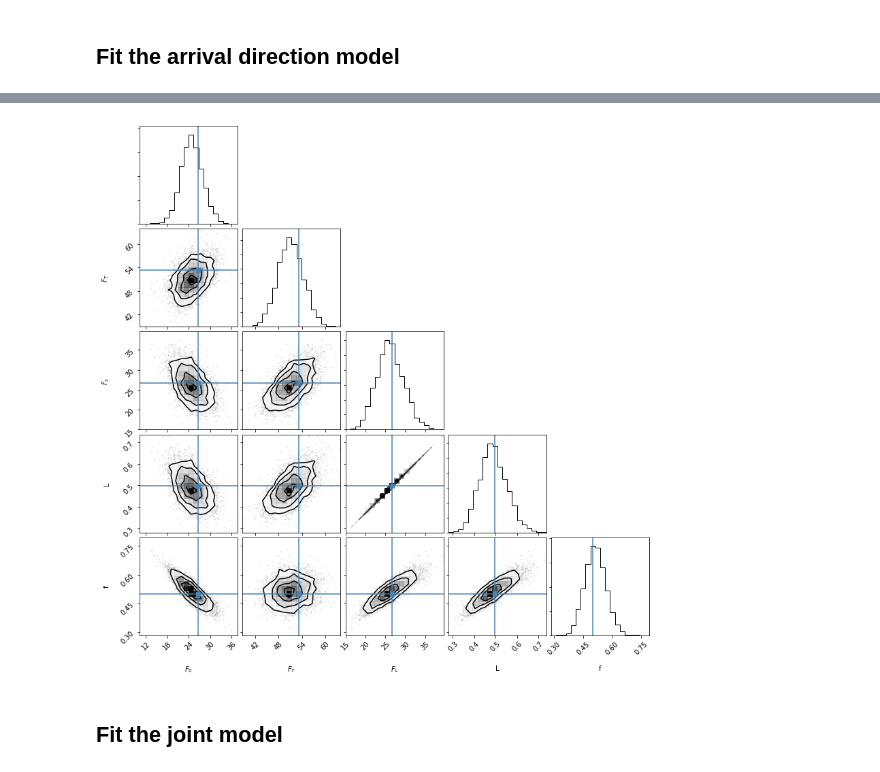
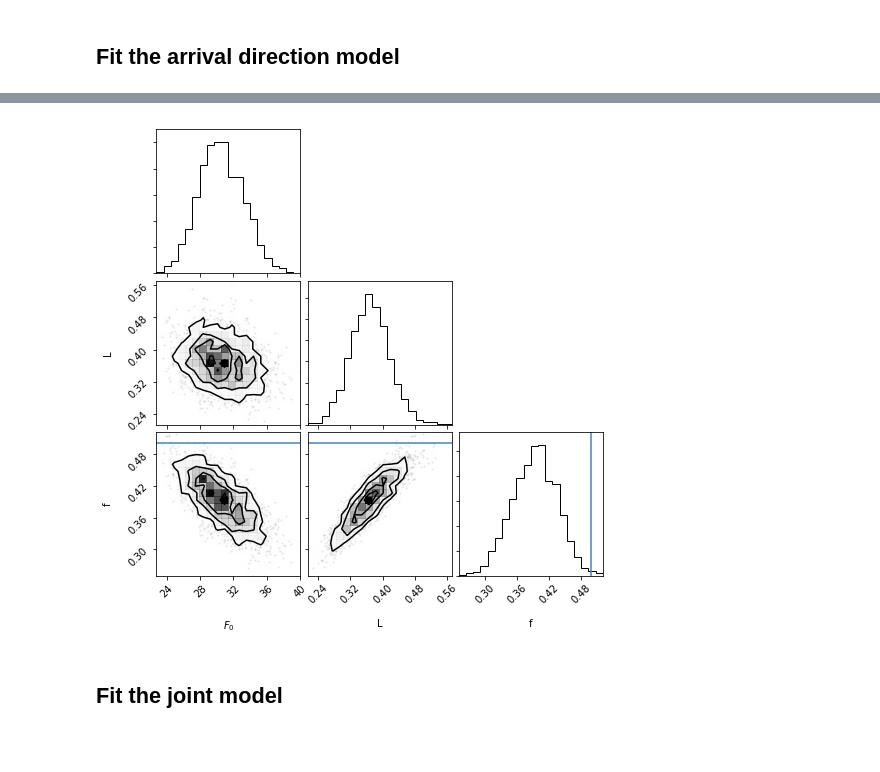
Before and after one commit to cescalara/uhecr_model, a Jupyter notebook: code_for_paper/fits_to_simulations/arrival_vs_joint/arrival_vs_joint.ipynb, the cells around one changed output, grey strips where cells are left out. Saved outputs shown, nothing was run; the diff lists cells and outputs as text; code cells hidden in the pictures; blank space fills up the shorter version.

```diff
--- a/code_for_paper/fits_to_simulations/arrival_vs_joint/arrival_vs_joint.ipynb
+++ b/code_for_paper/fits_to_simulations/arrival_vs_joint/arrival_vs_joint.ipynb
@@ -136,0 +112,11 @@ analysis.plot_simulation('energy')
+# %%
+# Choose a model to fit
+stan_path = '../../../stan/'
+model_name = stan_path + 'arrival_direction_only.stan'
+
+# Compile
+model = Model(model_filename = model_name, include_paths = stan_path)
+model.compile()
+
+# Put this into detector?
+model.input(Eth = 52)
@@ -136,0 +125,11 @@ analysis.plot_simulation('energy')
+# %%
+# Define output file to store simulation results
+arrival_output_file = 'output/arrival_direction_fit.h5'
+
+# What is happening
+summary = b'Fit of the arrival direction model to the joint simulation'
+# must be a byte str
+
+# Define an Analysis object to bring together Data and Model objects
+analysis = Analysis(data, model, analysis_type = 'joint',
+                    filename = arrival_output_file, summary = summary)
@@ -137,3 +142,5 @@ analysis.plot_simulation('energy')
 # %%
-fit = analysis.fit_model(chains = 4, iterations = 2000, seed = random_seed)
+# Fit the Stan model
+random_seed = 1992071502
+fit = analysis.fit_model(chains = 4, iterations = 1000, seed = random_seed)
 # %% [output]
@@ -178,15 +162,23 @@ WARNING:pystan:Deprecation warning. In future, use ArviZ library (`pip install a
+# %%
+# get truths
+# PUT INSIDE PACKAGE
+model = {}
+with h5py.File(sim_output_file) as f:
+    model_handle = f['model']
+    for key in model_handle:
+        model[key] = model_handle[key].value
+flux_scale = (model['Eth'] / 20)**(1 - model['alpha'])
 # %%
 import corner
-key_list = ['F0', 'FT', 'Fs', 'L', 'f']
-labels = [r'$F_0$', r'$F_T$', r'$F_s$', r'L', 'f']
-truths = [F0 * 1e3 * flux_scale, FT * 1e3 * flux_scale, f * FT * 1e3 * flux_scale,
-          (L[0] / 1e39) * flux_scale, f]
+key_list = ['F0', 'L', 'f']
+labels = [r'$F_0$', r'L', 'f']
+truths = [model['F0'], model['L'][0], 0.5]
 
 corner.corner(np.nan_to_num(np.column_stack([chain[key] for key in key_list])),
               labels = labels,
               truths = truths);
 # %% [output]
-[figure, old version]
+[figure, new version]
 # %% [markdown]
 ## Fit the joint model
 # %%
```
Also changed, not shown: parts of 16 cells of this notebook.
